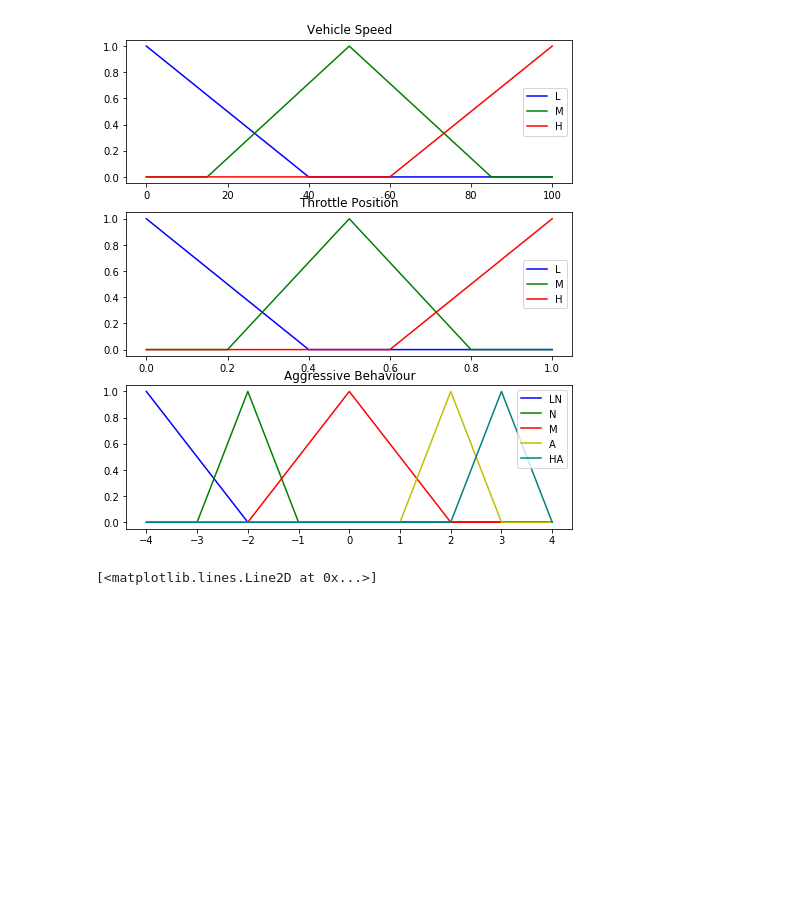
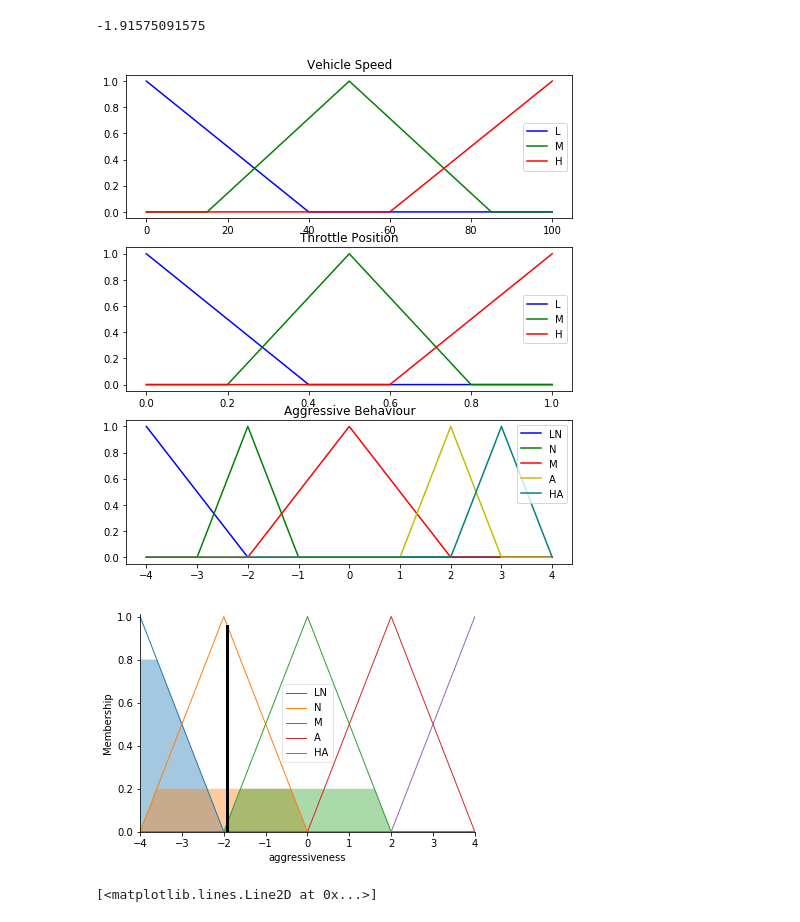
Before and after one commit to trentlavoie/fydp, a Jupyter notebook: notebooks/rec/preprocess_simulation_data.ipynb, the cells around one changed output. Saved outputs shown, nothing was run; the diff lists cells and outputs as text; code cells hidden in the pictures; blank space fills up the shorter version.

```diff
--- a/notebooks/rec/preprocess_simulation_data.ipynb
+++ b/notebooks/rec/preprocess_simulation_data.ipynb
@@ -79,45 +79,39 @@ ax2.plot(x_aggressiveness, aggressive_HA, 'teal', linewidth=1.5, label='HA')
 ax2.set_title('Aggressive Behaviour')
 ax2.legend()
 
-vel_level_lo = fuzz.interp_membership(x_velocity, vel_lo, 80)
-vel_level_md = fuzz.interp_membership(x_velocity, vel_md, 80)
-vel_level_hi = fuzz.interp_membership(x_velocity, vel_hi, 80)
-
-throttle_level_lo = fuzz.interp_membership(x_throttle, throttle_lo, 0.9)
-throttle_level_md = fuzz.interp_membership(x_throttle, throttle_md, 0.9)
-throttle_level_hi = fuzz.interp_membership(x_throttle, throttle_hi, 0.9)
-
 velocity = ctrl.Antecedent(x_velocity, 'velocity')
 throttle = ctrl.Antecedent(x_throttle, 'throttle')
 aggressiveness = ctrl.Consequent(x_aggressiveness, 'aggressiveness')
 
 velocity.automf(names=['L', 'M', 'H'])
 throttle.automf(names=['L', 'M', 'H'])
 aggressiveness.automf(names=['LN', 'N', 'M', 'A', 'HA'])
 
 rule1 = ctrl.Rule(velocity['L'] & throttle['L'], aggressiveness['LN'])
 rule2 = ctrl.Rule(velocity['L'] & throttle['M'], aggressiveness['M'])
 rule3 = ctrl.Rule(velocity['L'] & throttle['H'], aggressiveness['HA'])
 rule4 = ctrl.Rule(velocity['M'] & throttle['L'], aggressiveness['N'])
 rule5 = ctrl.Rule(velocity['M'] & throttle['M'], aggressiveness['M'])
 rule6 = ctrl.Rule(velocity['M'] & throttle['H'], aggressiveness['A'])
 rule7 = ctrl.Rule(velocity['H'] & throttle['L'], aggressiveness['HA'])
 rule8 = ctrl.Rule(velocity['H'] & throttle['M'], aggressiveness['A'])
 rule9 = ctrl.Rule(velocity['H'] & throttle['H'], aggressiveness['HA'])
 
 system = ctrl.ControlSystem(rules=[rule1, rule2, rule3, rule4, rule5, rule6, rule7, rule8, rule9])
 
 aggressive_output = ctrl.ControlSystemSimulation(system)
 
-aggressive_output.input['velocity'] = 90
-aggressive_output.input['throttle'] = 0.9
+aggressive_output.input['velocity'] = 0.1
+aggressive_output.input['throttle'] = 0.1
 
 aggressive_output.compute()
 
-print aggressive_output.output['aggressiveness']
-aggressive_output.view(sim=tipping)
+print(aggressive_output.output['aggressiveness'])
+aggressiveness.view(sim=aggressive_output)
 # %% [output]
+-1.91575091575
 [figure]
+[figure, added]
 # %%
 # OPTIONAL: Output processed csv file
 
```
